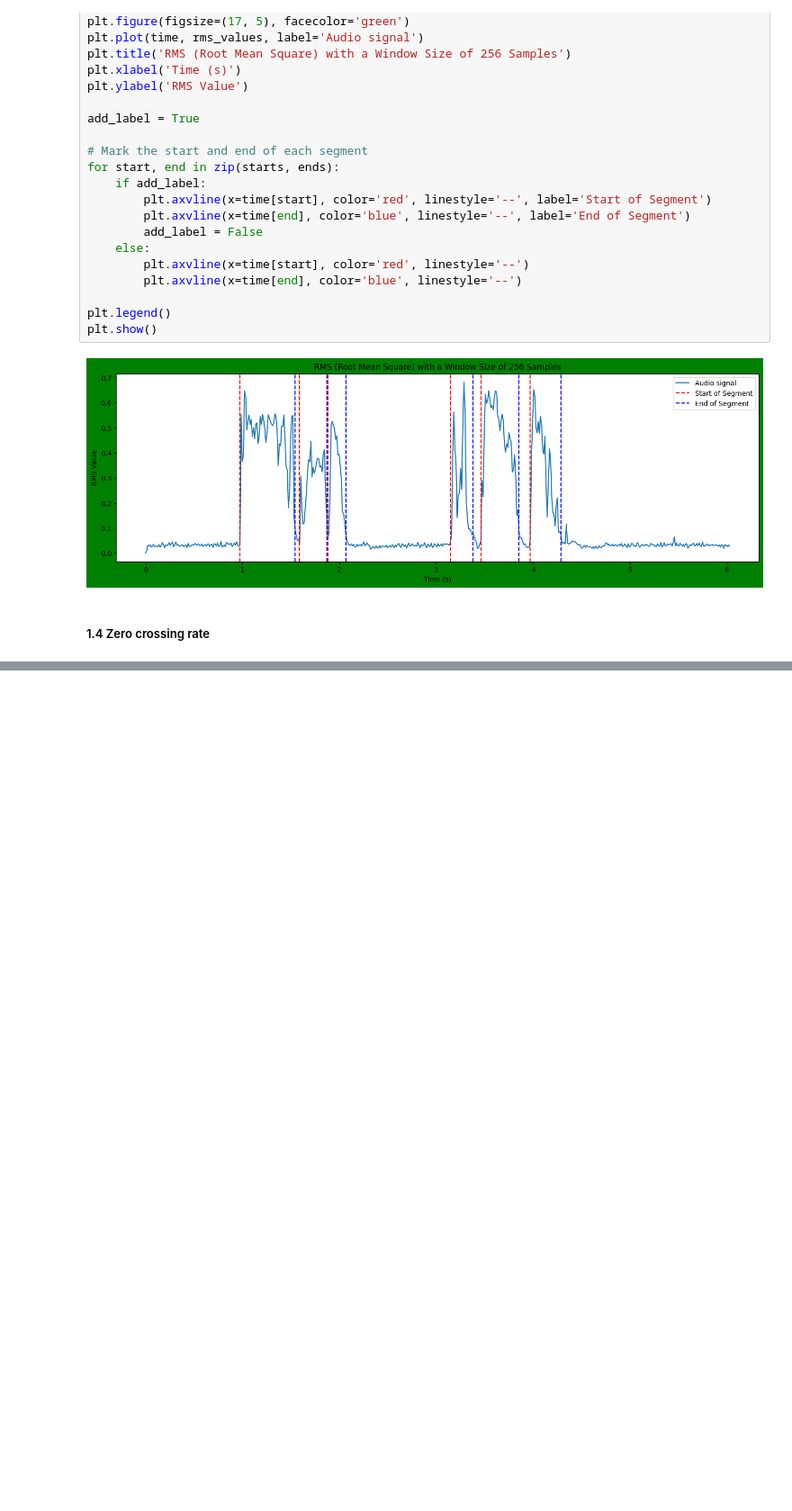
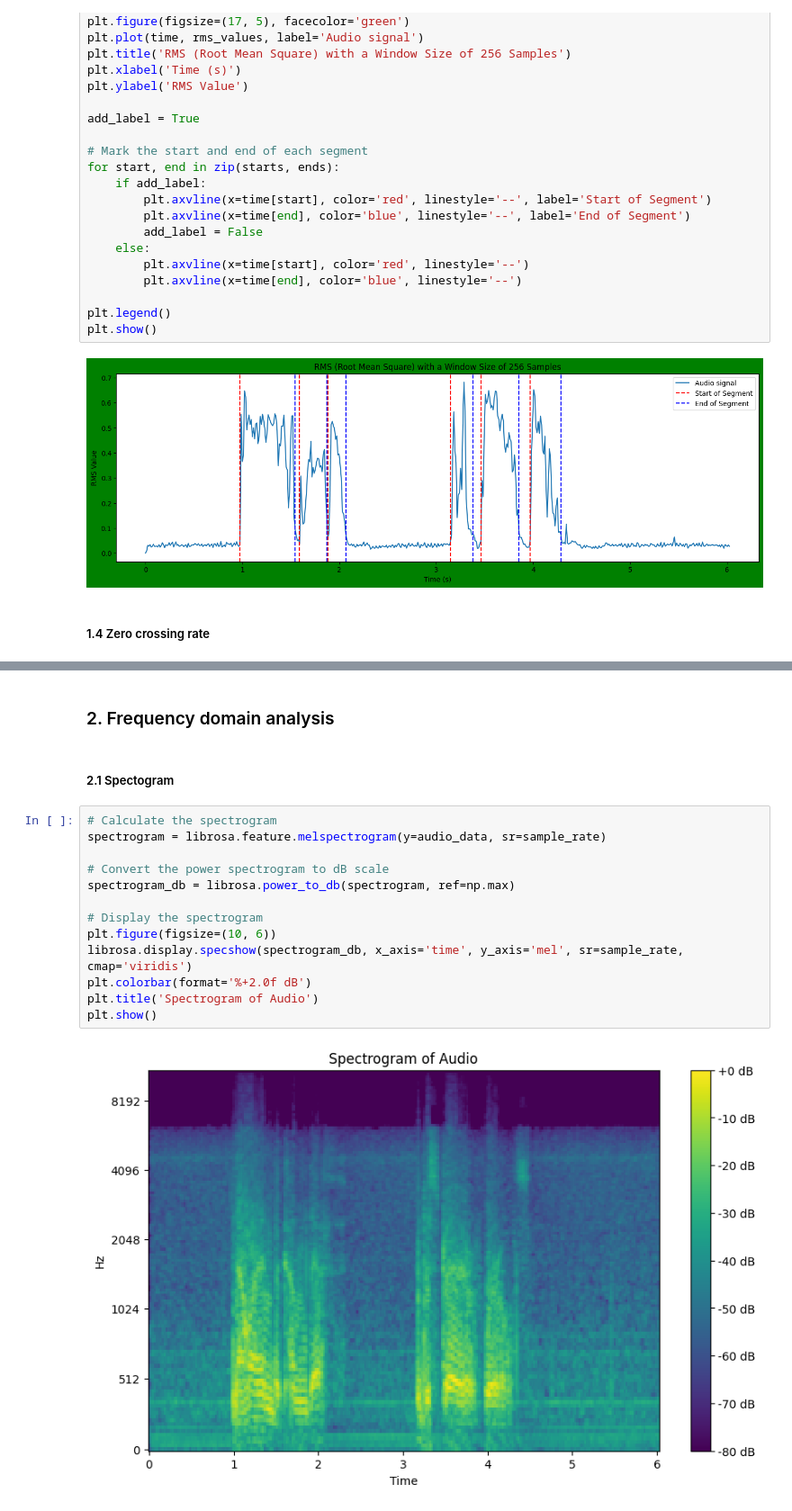
Before and after one commit to Kovelja009/speech_recognition_assignment_one, a Jupyter notebook: homework_assignment_one.ipynb, the cells around one changed output, grey strips where cells are left out. Shown at 90% size. Cells and saved outputs as stored; diff of their text form; blank space fills up the shorter version.

```diff
--- a/homework_assignment_one.ipynb
+++ b/homework_assignment_one.ipynb
@@ -142 +145,20 @@ plt.show()
 [figure]
+# %% [markdown]
+### 2. Frequency domain analysis
+# %% [markdown]
+##### 2.1 Spectogram
+# %%
+# Calculate the spectrogram
+spectrogram = librosa.feature.melspectrogram(y=audio_data, sr=sample_rate)
+
+# Convert the power spectrogram to dB scale
+spectrogram_db = librosa.power_to_db(spectrogram, ref=np.max)
+
+# Display the spectrogram
+plt.figure(figsize=(10, 6))
+librosa.display.specshow(spectrogram_db, x_axis='time', y_axis='mel', sr=sample_rate, cmap='viridis')
+plt.colorbar(format='%+2.0f dB')
+plt.title('Spectrogram of Audio')
+plt.show()
+# %% [output]
+[figure, added]
```
Also changed, not shown: parts of 4 cells of this notebook.
